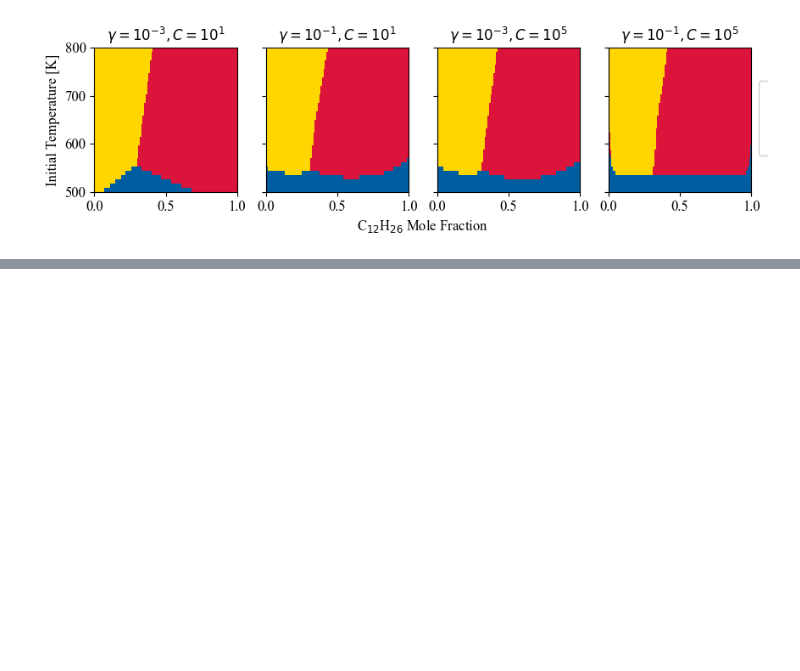
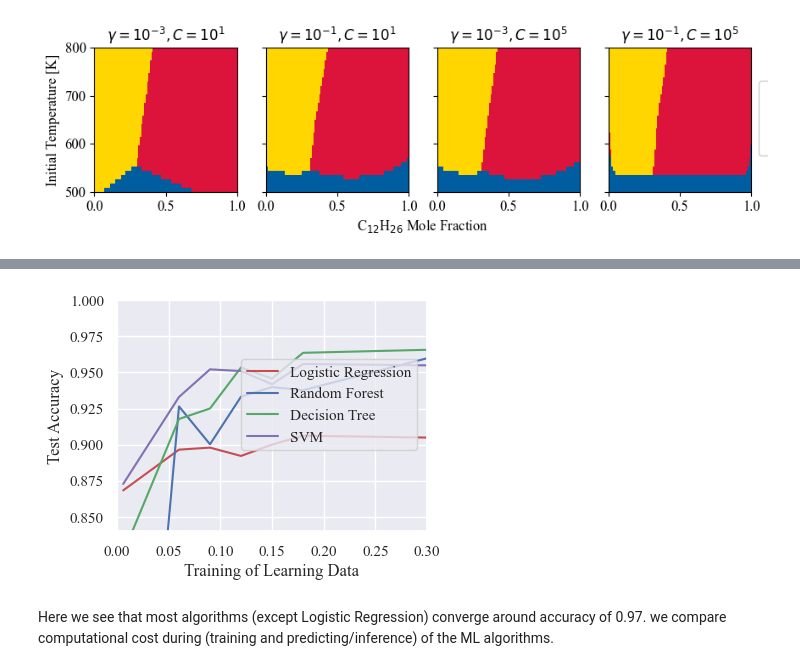
Before and after one commit to emnagrajaa/Classifying-n-Dodecane-Ignition, a Jupyter notebook: SupervisedLearning.ipynb, the cells around one changed output, grey strips where cells are left out. Drawn from its saved outputs; the diff is of its cells as text; code cells hidden in the pictures; blank space fills up the shorter version.

```diff
--- a/SupervisedLearning.ipynb
+++ b/SupervisedLearning.ipynb
@@ -218,0 +316,25 @@ axs[3].add_artist(legend1)
+# %%
+sns.set(style="darkgrid")
+plt.rcParams["font.family"]="Times New Roman"
+plt.rcParams["font.size"]=12
+fig, axs = plt.subplots(1, 1, figsize=(4, 3))
+
+plt.plot(np.array(train_size_list)*0.6, logReg_i_list,'r', label='Logistic Regression')
+plt.plot(np.array(train_size_list)*0.6, dt_i_list,'b', label='Random Forest')
+plt.plot(np.array(train_size_list)*0.6, rf_i_list,'g', label='Decision Tree')
+plt.plot(np.array(train_size_list)*0.6, svc_i_list,'m', label='SVM')
+
+plt.xlim([0,0.3])
+plt.ylim([0.84,1])
+
+plt.legend(loc=[0.4,0.35])
+plt.xlabel('Training of Learning Data')
+plt.ylabel('Test Accuracy')
+
+plt.savefig('learning_curves.png', format='pdf', bbox_inches='tight')
+# %% [output]
+[figure, added]
+# %% [markdown]
+
+Here we see that most algorithms (except Logistic Regression) converge around accuracy of 0.97.
+we compare computational cost during (training and predicting/inference) of the ML algorithms.
```
Also changed, not shown: parts of 11 cells of this notebook, 2 other files.
